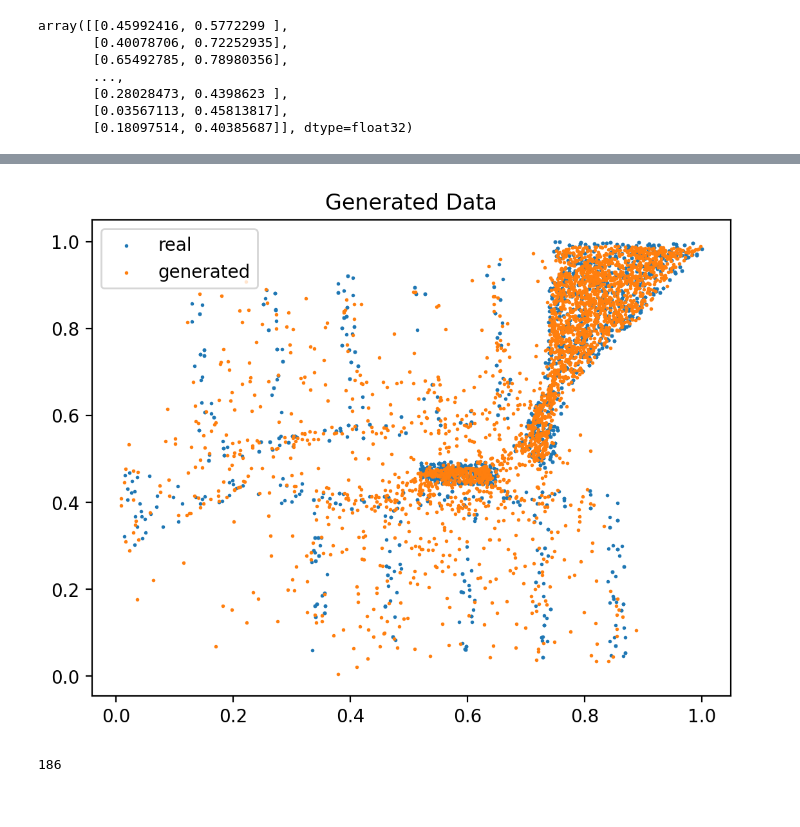
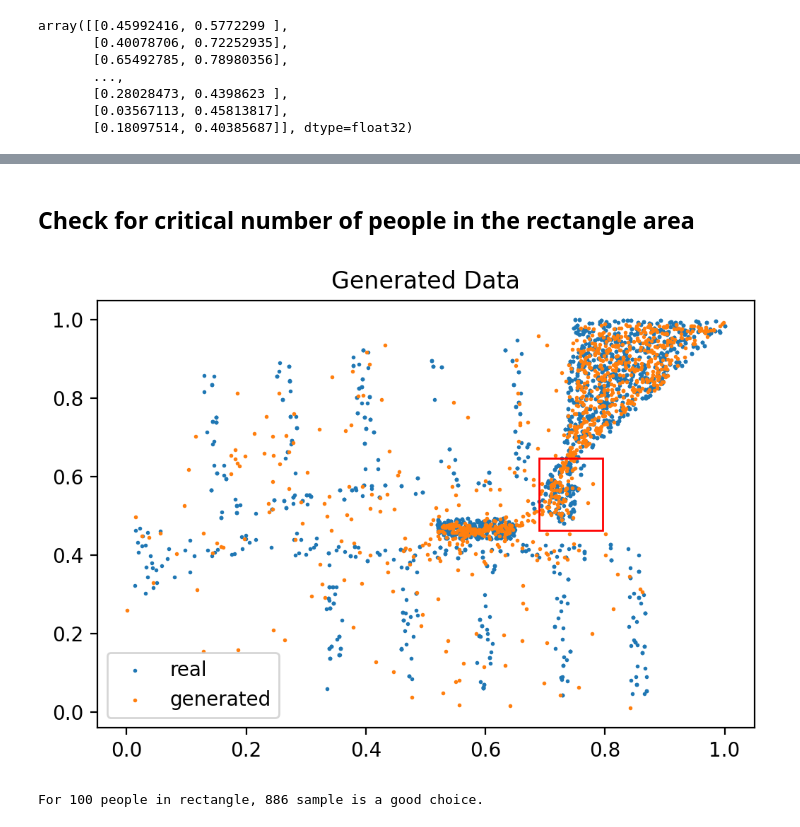
Before and after one commit to Erfan-Mashayekh/MLCMS, a Jupyter notebook: Exercise3/FireVac/FireVac.ipynb, the cells around one changed output, grey strips where cells are left out. Saved outputs shown, nothing was run; the diff lists cells and outputs as text; code cells hidden in the pictures.

Commit message:
add rectangle criteria check

```diff
--- a/Exercise3/FireVac/FireVac.ipynb
+++ b/Exercise3/FireVac/FireVac.ipynb
@@ -21 +38,7 @@ LATENT_DIMS = 2
+# %%
+train_data = np.load("FireEvac_train_set.npy")
+test_data = np.load("FireEvac_test_set.npy")
+
+mi_length = np.max(train_data[:,0])  # MI building length
+mi_width = np.max(train_data[:,1])   # MI building width
 # %%
@@ -117,16 +137,31 @@ plt.show()
 # %%
-latent_random_samples = torch.randn((3000, 2))
+latent_random_samples = torch.randn((1000, 2))
 generated = autoencoder.decoder(latent_random_samples.to(DEVICE))
 generated = generated.to("cpu").detach().numpy()
+# %% [markdown]
+## Check for critical number of people in the rectangle area
 # %%
+import matplotlib.patches as patches
+
+x_min = 130 / mi_length
+x_max = 150 / mi_length
+y_min = 50 / mi_width
+y_max = 70 / mi_width
+rec_length = x_max - x_min
+rec_width = y_max - y_min
+
+ax = plt.gca()
+rect = patches.Rectangle((x_min, y_min), rec_length, rec_width, linewidth=1, edgecolor='r', facecolor='none')
+ax.add_patch(rect)
+
 plt.scatter(x, y, label="real", s=1)
 plt.scatter(generated[:,0], generated[:,1], label="generated", s=1)
 plt.title("Generated Data")
 plt.legend()
 plt.savefig(FIGURE_PATH + "generated.png", bbox_inches='tight')
 plt.show()
 # %% [output]
-[figure, old version]
+[figure, new version]
 # %%
 def count_in_rectangle(pedestrians: np.ndarray, x_min, x_max, y_min, y_max) -> int:
     counter_mask = np.ones(pedestrians.shape[0])
@@ -135,7 +170,17 @@ def count_in_rectangle(pedestrians: np.ndarray, x_min, x_max, y_min, y_max) -> i
     counter_mask = np.where(pedestrians[:,1] > y_min, counter_mask, 0)
     counter_mask = np.where(pedestrians[:,1] < y_max, counter_mask, 0)
     return int(counter_mask.sum())
-
-count_in_rectangle(generated, 0.7, 0.8, 0.4, 0.6)
-# %% [output]
-186
+# %%
+latent_sample = 0
+critical_number = 0
+
+while (critical_number < 100):
+  latent_sample += 1
+  latent_random_samples = torch.randn((latent_sample, 2))
+  generated = autoencoder.decoder(latent_random_samples.to(DEVICE))
+  generated = generated.to("cpu").detach().numpy()
+  critical_number = count_in_rectangle(generated, x_min, x_max, y_min, y_max)
+
+print(f'For {critical_number} people in rectangle, {latent_sample} sample is a good choice.')
+# %% [output]
+For 100 people in rectangle, 886 sample is a good choice.
```
Also changed, not shown: parts of 6 cells of this notebook.
